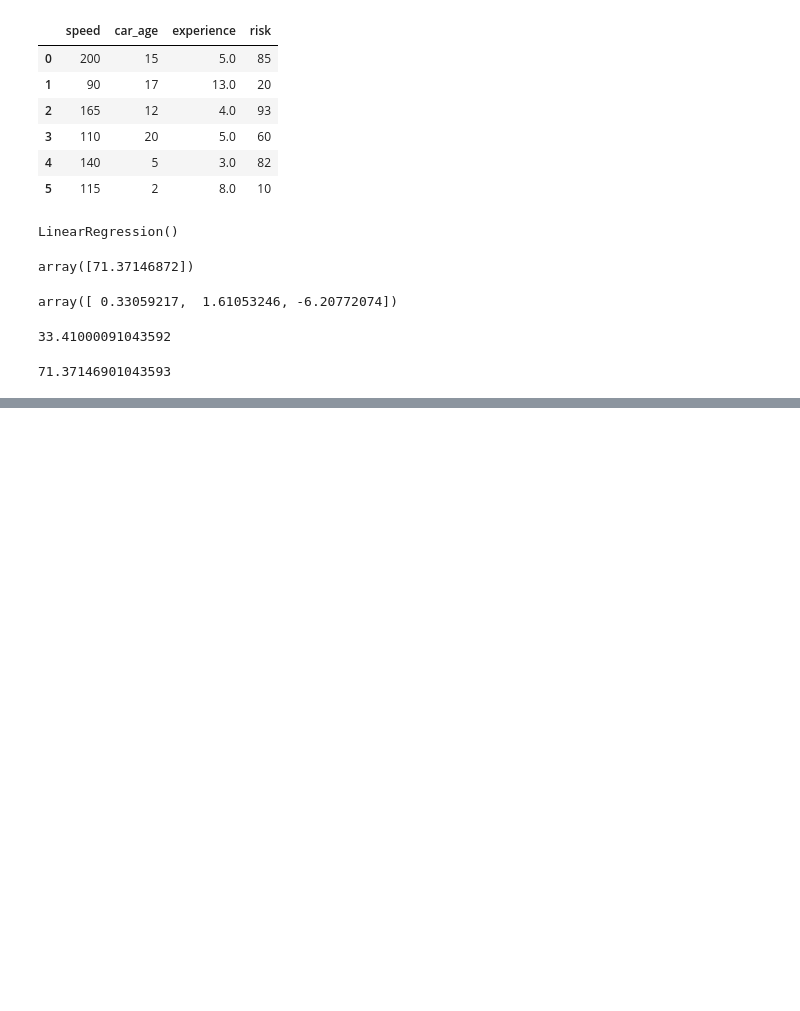
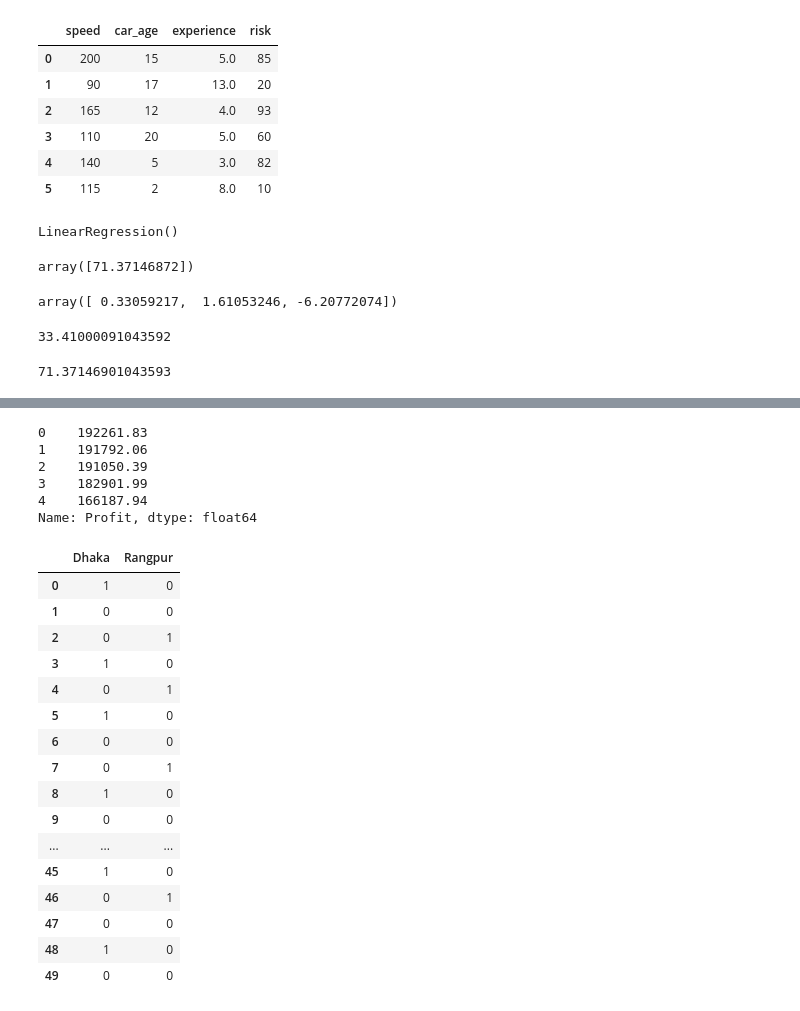
Before and after one commit to ejaj/machine-learning, a Jupyter notebook: multiple-linear-regression.ipynb, the cells around one changed output, grey strips where cells are left out. Cells and saved outputs as stored; diff of their text form; code cells hidden in the pictures; blank space fills up the shorter version.

```diff
--- a/multiple-linear-regression.ipynb
+++ b/multiple-linear-regression.ipynb
@@ -83,0 +123,32 @@ reg.intercept_
+# %%
+y = online_df['Profit']
+y.head()
+# %% [output]
+0    192261.83
+1    191792.06
+2    191050.39
+3    182901.99
+4    166187.94
+Name: Profit, dtype: float64
+# %%
+# one hot encoding
+cities = pd.get_dummies(x['Area'], drop_first=True)
+cities
+# %% [output]
+|  | Dhaka | Rangpur |
+| 0 | 1 | 0 |
+| 1 | 0 | 0 |
+| 2 | 0 | 1 |
+| 3 | 1 | 0 |
+| 4 | 0 | 1 |
+| 5 | 1 | 0 |
+| 6 | 0 | 0 |
+| 7 | 0 | 1 |
+| 8 | 1 | 0 |
+| 9 | 0 | 0 |
+| ... | ... | ... |
+| 45 | 1 | 0 |
+| 46 | 0 | 1 |
+| 47 | 0 | 0 |
+| 48 | 1 | 0 |
+| 49 | 0 | 0 |
```
Also changed, not shown: parts of 14 cells of this notebook, 4 other files.
